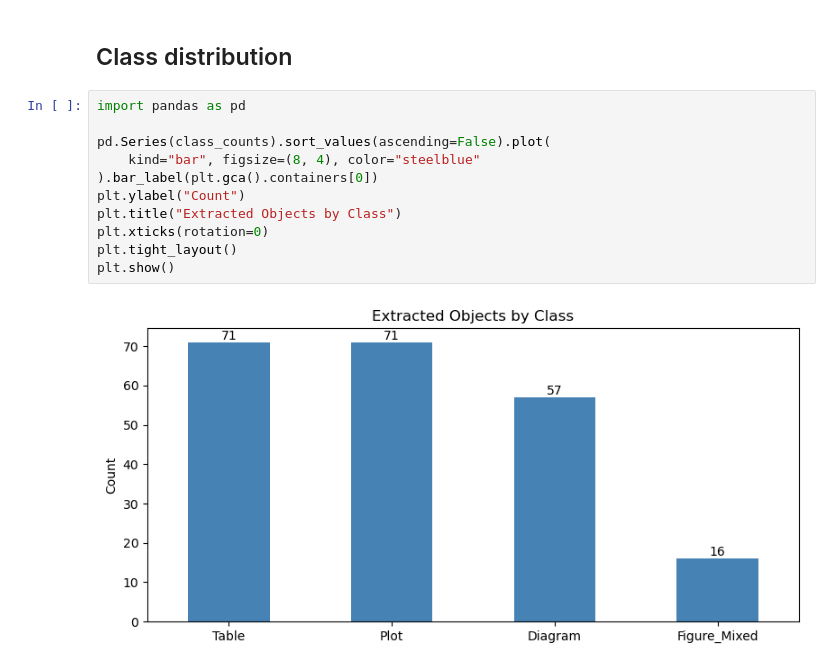
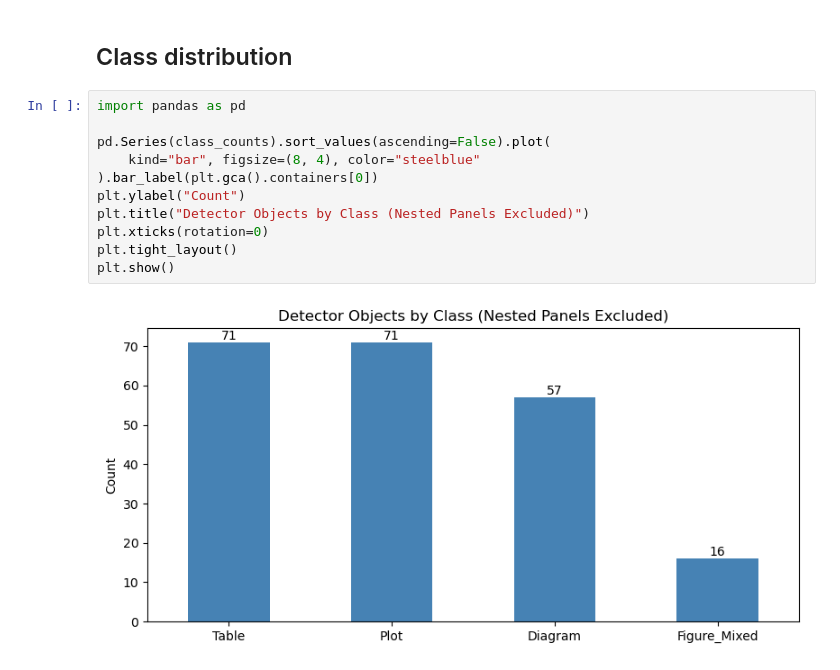
Before and after one commit to mhreza-ruet/steps-knowledge-hub, a Jupyter notebook: 2026/My_code/step03_labelbox_export/step03_labelbox_export_to_dataset.ipynb, the cells around one changed output. Drawn from its saved outputs; the diff is of its cells as text.

```diff
--- a/2026/My_code/step03_labelbox_export/step03_labelbox_export_to_dataset.ipynb
+++ b/2026/My_code/step03_labelbox_export/step03_labelbox_export_to_dataset.ipynb
@@ -523,13 +523,13 @@ for cls in EXTRACTION_CLASSES:
 # %%
 import pandas as pd
 
 pd.Series(class_counts).sort_values(ascending=False).plot(
     kind="bar", figsize=(8, 4), color="steelblue"
 ).bar_label(plt.gca().containers[0])
 plt.ylabel("Count")
-plt.title("Extracted Objects by Class")
+plt.title("Detector Objects by Class (Nested Panels Excluded)")
 plt.xticks(rotation=0)
 plt.tight_layout()
 plt.show()
 # %% [output]
-[figure, old version]
+[figure, new version]
```
Also changed, not shown: parts of 2 cells of this notebook, 43 other files.
